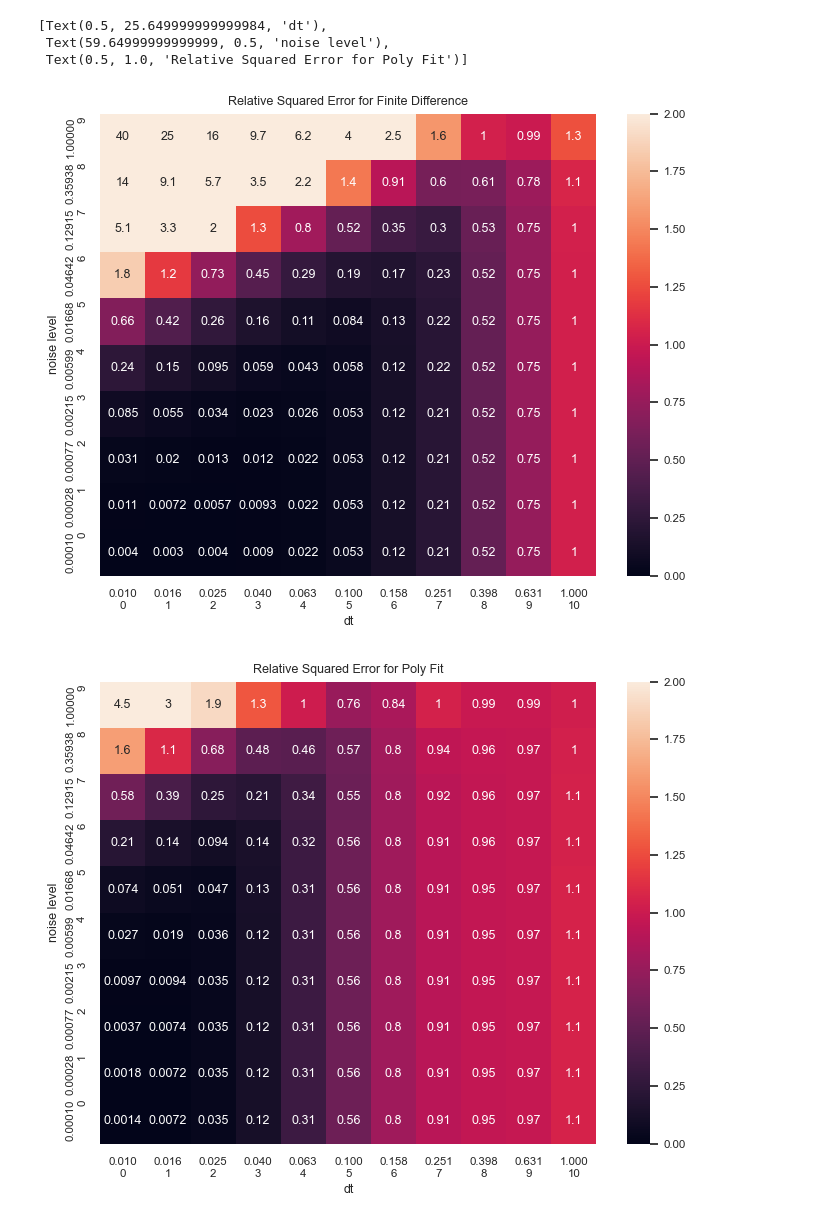
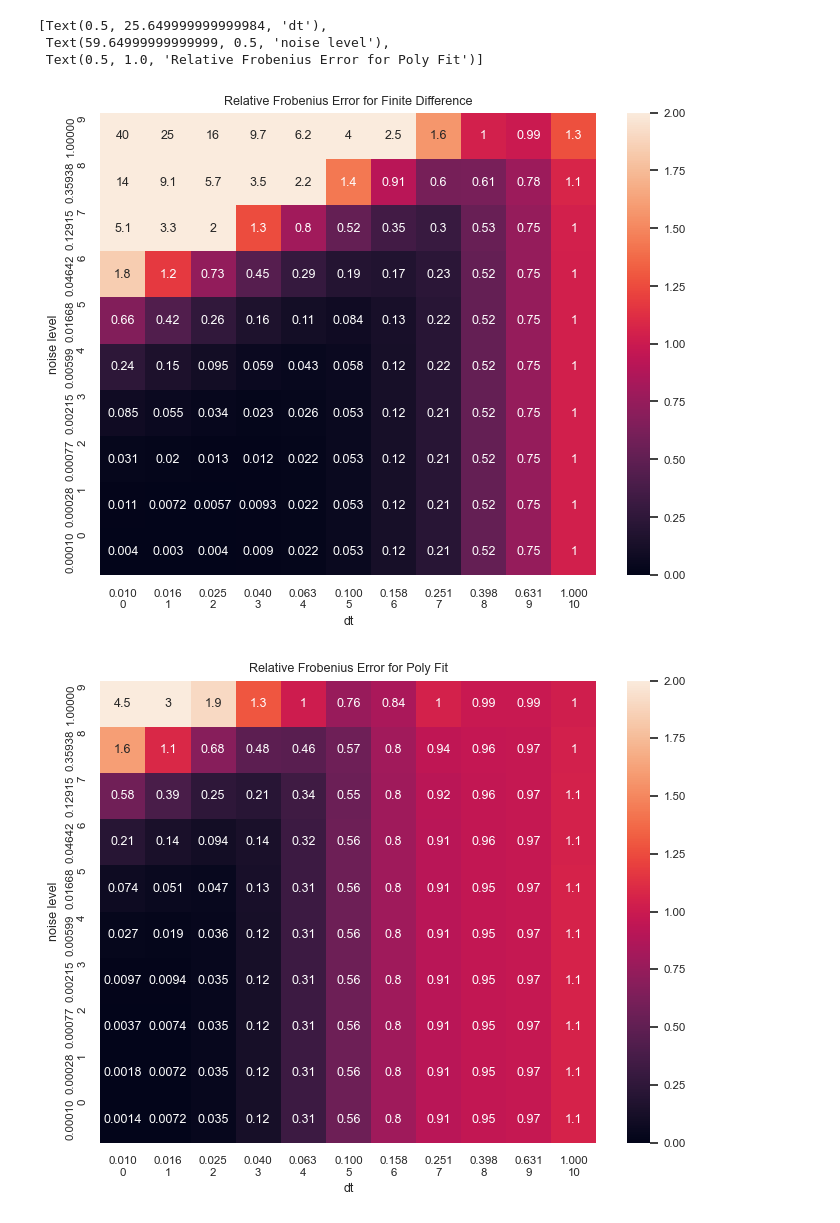
Before and after one commit to etrilling/MS-project, a Jupyter notebook: test03-noise_level_vs_dt_matrix_deriv.ipynb, the cells around one changed output. Drawn from its saved outputs; the diff is of its cells as text; code cells hidden in the pictures.

```diff
--- a/test03-noise_level_vs_dt_matrix_deriv.ipynb
+++ b/test03-noise_level_vs_dt_matrix_deriv.ipynb
@@ -11,8 +11,7 @@ import matplotlib.pyplot as plt
 from tqdm import tqdm
 # %%
 def generate_noise_level_vs_dt_matrix(rhs, x0, t_span, noise_levels, dts,
-                                      threshold=0.05, poly_order=5, generate_prediction=True,
-                                      generate_more_derivatives=True):
+                                      generate_prediction, generate_more_derivatives, threshold=0.05):
     # we will return data as a 2d matrix of dictionaries
     # results[row][col] will be a dictionary of results for the test with dt=dts[row] and noise_level=noise_levels[col]
 
@@ -43,7 +42,7 @@ def generate_noise_level_vs_dt_matrix(rhs, x0, t_span, noise_levels, dts,
 
             # generate the true derivative of the data
             # this is only used for comparison and is not used in the SINDy model
-            x_dot_true = generate_true_derivative(rhs, x_train)
+            x_dot_true = rhs(0, x_train)
             result["x_dot_true"] = x_dot_true
 
             # generate different derivative approximations if needed
@@ -52,7 +51,7 @@ def generate_noise_level_vs_dt_matrix(rhs, x0, t_span, noise_levels, dts,
                 result['x_dot_poly_fit'] = x_dot_poly_fit
 
             # create and fit a SINDy model
-            model = SINDyModel(n_state_vars=len(x0), threshold=threshold, poly_order=poly_order)
+            model = SINDyModel(n_state_vars=len(x0), threshold=threshold, poly_order=5)
             model.fit(x_train_noisy, x_dot_finite_difference)
             result["model"] = model
 
@@ -65,20 +64,3 @@ def generate_noise_level_vs_dt_matrix(rhs, x0, t_span, noise_levels, dts,
             results[i][j] = result
 
     return results
-
-
-lotka_volterra_rhs = generate_lotka_volterra_rhs(1, 0.1, 1.5, 0.75)
-
-# noise_levels = [0, 0.0001, 0.001, 0.01, 0.05, 0.1, 0.2, 1]
-# dts = [0.01, 0.02, 0.05, 0.1, 0.2, 0.5, 1]
-noise_levels = np.logspace(-4, 0, 10).tolist()
-dts = np.logspace(-2, 0, 11).tolist()
-
-results = generate_noise_level_vs_dt_matrix(
-    rhs=lotka_volterra_rhs,
-    x0=(10, 5),
-    t_span=(0, 50),
-    noise_levels=noise_levels,
-    dts=dts,
-    generate_prediction=False
-)
@@ -96,0 +67,17 @@ dt: 1.0
+# %%
+lotka_volterra_rhs = generate_lotka_volterra_rhs(1, 0.1, 1.5, 0.75)
+
+# noise_levels = [0, 0.0001, 0.001, 0.01, 0.05, 0.1, 0.2, 1]
+# dts = [0.01, 0.02, 0.05, 0.1, 0.2, 0.5, 1]
+noise_levels = np.logspace(-4, 0, 10).tolist()
+dts = np.logspace(-2, 0, 11).tolist()
+
+results = generate_noise_level_vs_dt_matrix(
+    rhs=lotka_volterra_rhs,
+    x0=(10, 5),
+    t_span=(0, 50),
+    noise_levels=noise_levels,
+    dts=dts,
+    generate_prediction=False,
+    generate_more_derivatives=True
+)
@@ -127,21 +126,21 @@ relative_frobenius_error_mtx_poly_fit = relative_frobenius_error_matrix("poly_fi
 # %%
 import seaborn as sns
 
 sns.set_theme(font_scale=0.75)
 
 fig = plt.figure(figsize=(8, 6))
 ax = sns.heatmap(relative_frobenius_error_mtx_finite_difference, annot=True,
                  xticklabels=xticklabels, yticklabels=yticklabels, vmin=0, vmax=2)
-ax.set(xlabel='dt', ylabel='noise level', title="Relative Squared Error for Finite Difference")
+ax.set(xlabel='dt', ylabel='noise level', title="Relative Frobenius Error for Finite Difference")
 
 fig = plt.figure(figsize=(8, 6))
 ax = sns.heatmap(relative_frobenius_error_mtx_poly_fit, annot=True,
                  xticklabels=xticklabels, yticklabels=yticklabels, vmin=0, vmax=2)
-ax.set(xlabel='dt', ylabel='noise level', title="Relative Squared Error for Poly Fit")
+ax.set(xlabel='dt', ylabel='noise level', title="Relative Frobenius Error for Poly Fit")
 # %% [output]
 [Text(0.5, 25.649999999999984, 'dt'),
  Text(59.64999999999999, 0.5, 'noise level'),
- Text(0.5, 1.0, 'Relative Squared Error for Poly Fit')]
+ Text(0.5, 1.0, 'Relative Frobenius Error for Poly Fit')]
-[figure, old version]
+[figure, new version]
 [figure]
 # %%
```
Also changed, not shown: parts of 3 cells of this notebook, 7 other files.
